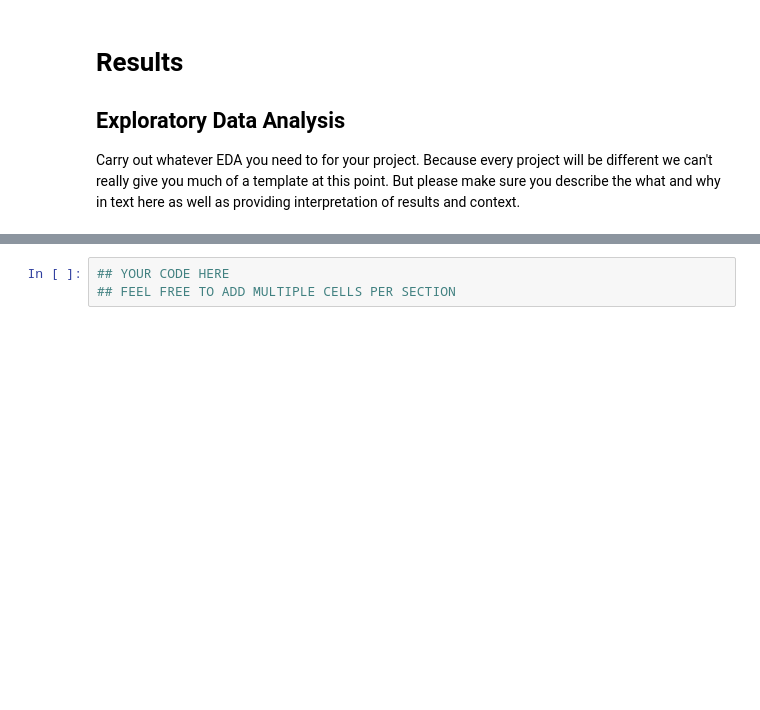
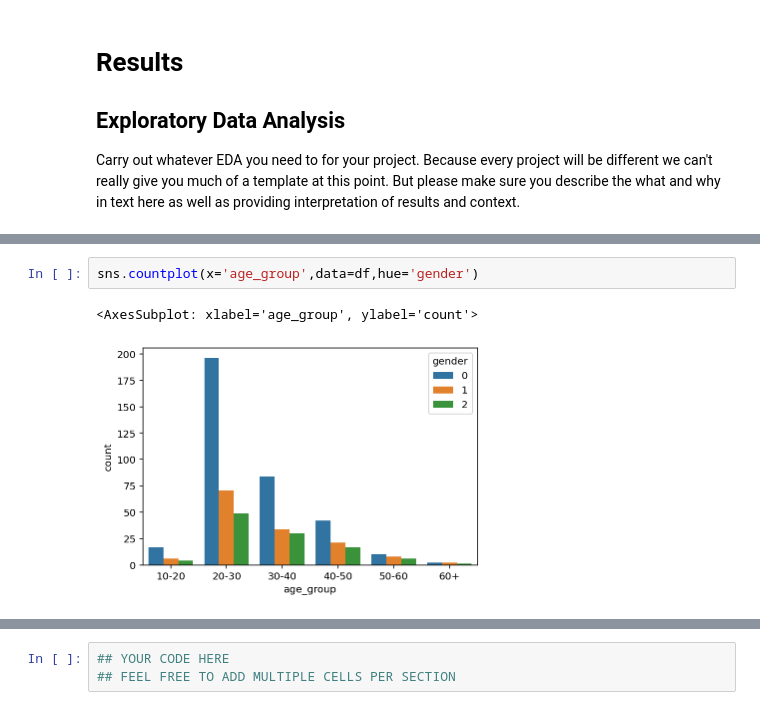
Before and after one commit to dylanatianzar/Amazon-Behavior-EDA, a Jupyter notebook: EDACheckpoint_group036.ipynb, the cells around one changed output, grey strips where cells are left out. Drawn from its saved outputs; the diff is of its cells as text; blank space fills up the shorter version.

```diff
--- a/EDACheckpoint_group036.ipynb
+++ b/EDACheckpoint_group036.ipynb
@@ -283,0 +333,5 @@ Some more words and stuff.  Remember notebooks work best if you interleave the c
+# %%
+sns.countplot(x='age_group',data=df,hue='gender')
+# %% [output]
+<AxesSubplot: xlabel='age_group', ylabel='count'>
+[figure, added]
```
Also changed, not shown: parts of 19 cells of this notebook, 1 other file.
